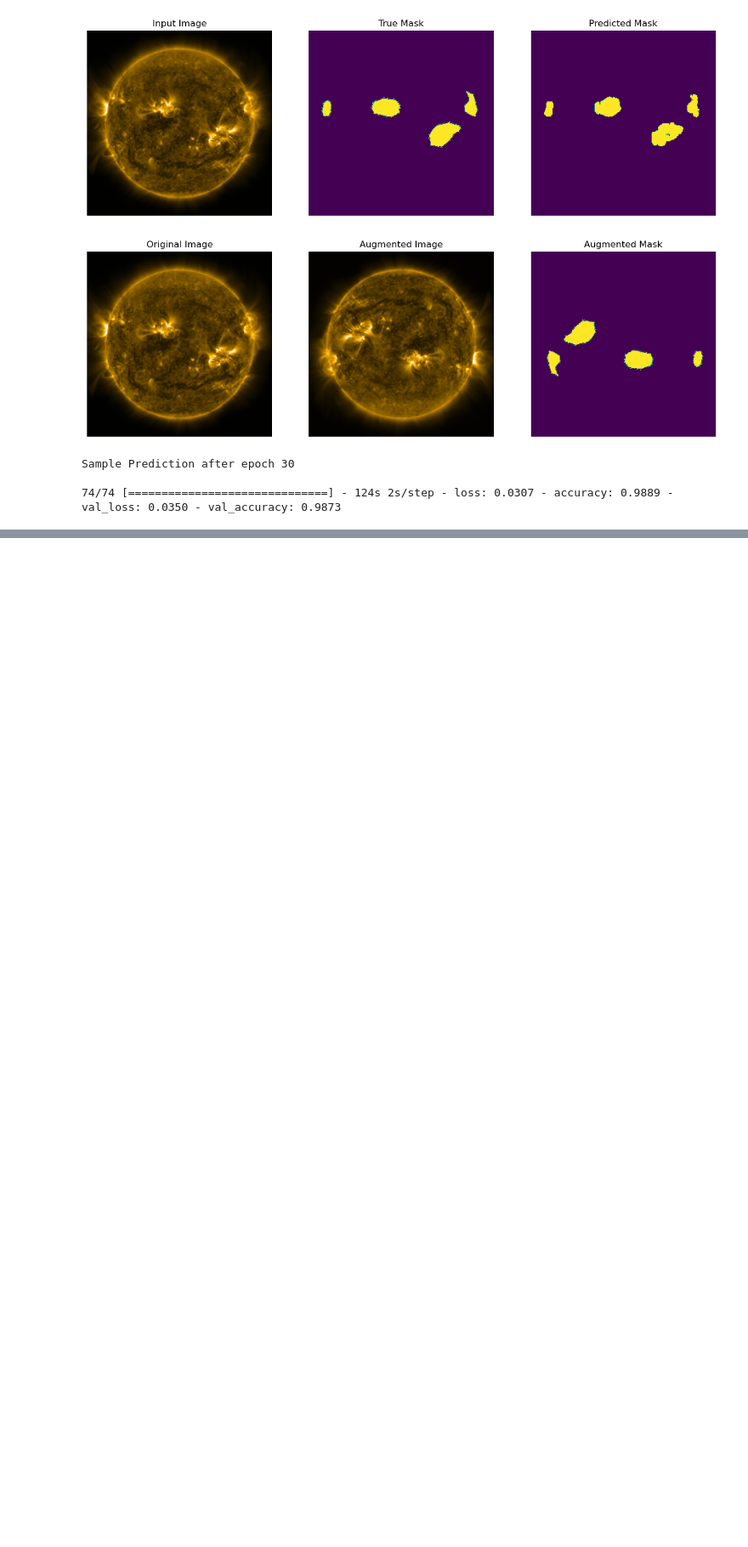
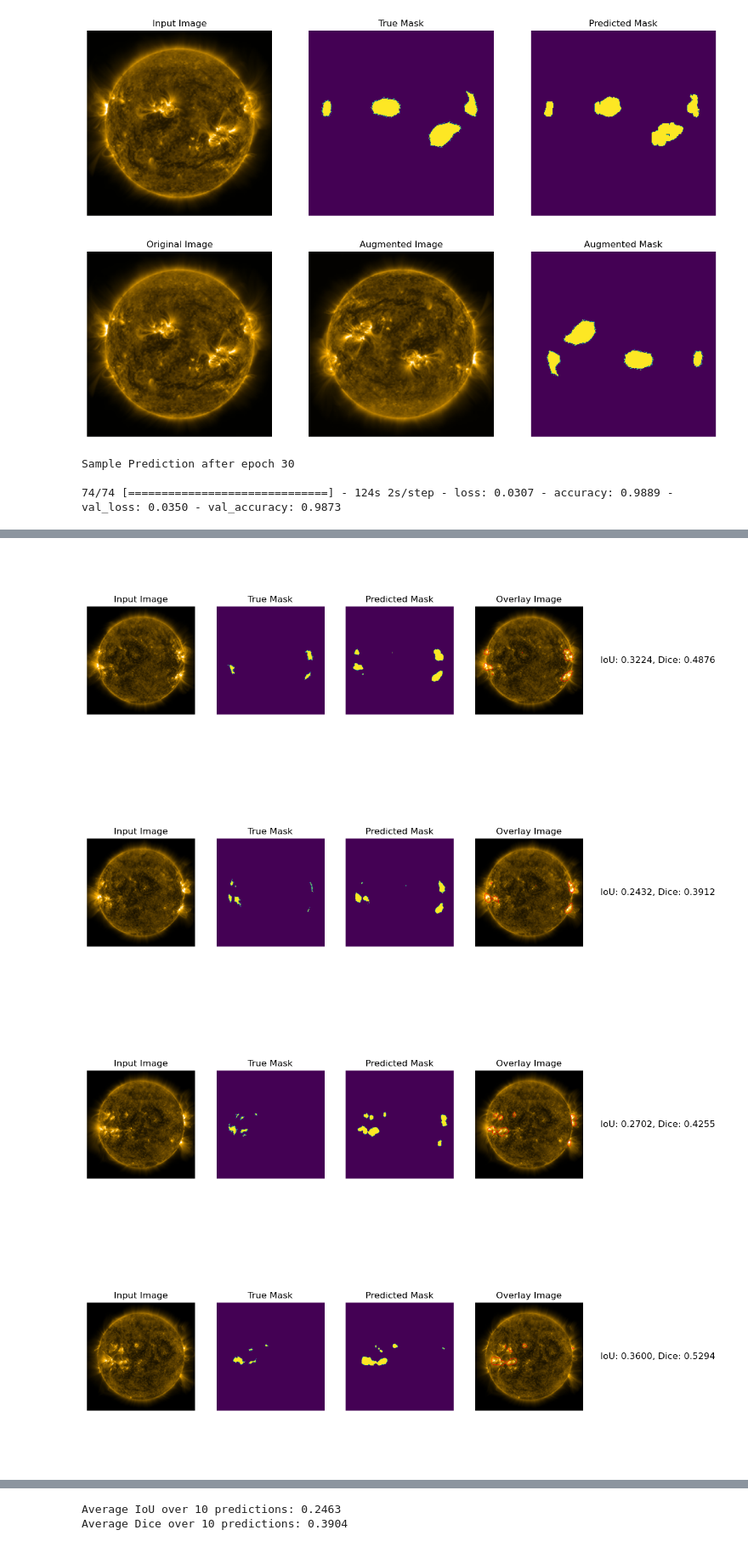
Before and after one commit to kkuichi/mm738mp, a Jupyter notebook: Pix2Pix_active_regions.ipynb, the cells around one changed output, grey strips where cells are left out. Shown at 85% size. Cells and saved outputs as stored; diff of their text form; code cells hidden in the pictures; blank space fills up the shorter version.

```diff
--- a/Pix2Pix_active_regions.ipynb
+++ b/Pix2Pix_active_regions.ipynb
@@ -355,7 +357,7 @@ def dice_score(true, pred):
 # %%
 ## Zobrazenie num=x  počtu predikcií z testovacej množiny s grafom o priebehu metrík. Taktiež vypočíta priemernú hodnotu metrík zobrazeného počtu výsledkov ##
 
-def show_predictions(dataset, num=360):
+def show_predictions(dataset, num=10):
     displayed = 0
     total_iou = 0
     total_dice = 0
@@ -423,3 +425,4 @@ def show_predictions(dataset, num=360):
     plt.show()
 
 show_predictions(test_batches)
+# %% [output]
@@ -425,0 +430,4 @@ show_predictions(test_batches)
+[figure, added]
+[figure, added]
+[figure, added]
+[figure, added]
@@ -425,0 +440,2 @@ show_predictions(test_batches)
+Average IoU over 10 predictions: 0.2463
+Average Dice over 10 predictions: 0.3904
```
Also changed, not shown: parts of 2 cells of this notebook.
